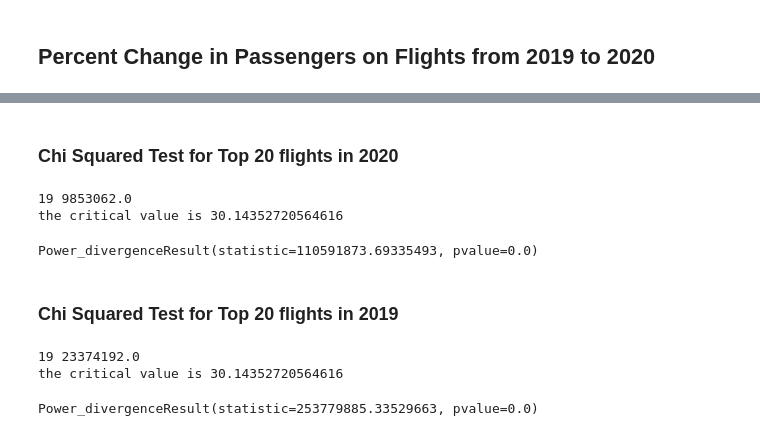
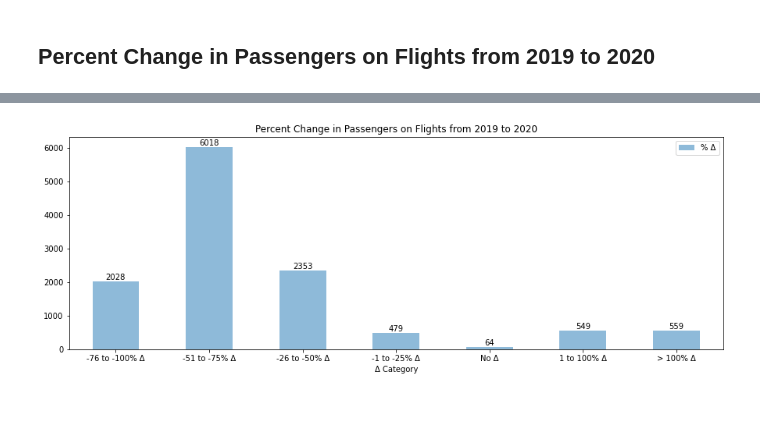
Before and after one commit to eukestad/team_awesomesauce, a Jupyter notebook: Erin/FlightPath_Analysis.ipynb, the cells around one changed output, grey strips where cells are left out. Cells and saved outputs as stored; diff of their text form; code cells hidden in the pictures; blank space fills up the shorter version.

```diff
--- a/Erin/FlightPath_Analysis.ipynb
+++ b/Erin/FlightPath_Analysis.ipynb
@@ -47,11 +44,14 @@ flightdata.head(10)
 # %%
 flightchangesgrp = flightdata.groupby(['flight','YEAR'], as_index = False).agg({'PASSENGERS':'sum'})
 flightchanges = pd.DataFrame(flightchangesgrp.pivot(index='flight', columns='YEAR', values='PASSENGERS').fillna(0))
-# flightchanges['delta'] = round(flightchanges.pct_change(axis=1).iloc[:, -1].mul(100).fillna(0),2)
 flightchanges['% Δ'] = flightchanges.pct_change(axis='columns').iloc[:, -1]
 
-#check for NaN values
-# flightchanges.sort_values(by =['% Δ'])
+# drop infinity and na values
+flightchanges = flightchanges.loc[(flightchanges['% Δ']!=float("inf")),:].dropna(subset=['% Δ'])
 
-#check for inifinity values
-# flightchanges.loc[(flightchanges['% Δ']==float("inf")),:]
+# create bins for % change categories
+binlabels = ['-76 to -100% Δ', '-51 to -75% Δ', '-26 to -50% Δ', '-1 to -25% Δ','No Δ','1 to 100% Δ', '> 100% Δ']
+cut_bins = [-1,-0.75,-0.5,-0.25,-0.01,0.01,1,float("inf")]
+
+# add column and calculate category
+flightchanges['Δ Category'] = pd.cut(flightchanges['% Δ'], bins=cut_bins, labels=binlabels)
@@ -144,38 +58,14 @@ top20states_2019 = stateflights2019.sort_values(by=['YEAR','PASSENGERS'], ascend
-# %% [markdown]
-### Chi Squared Test for Top 20 flights in 2020
-# %%
-df = len(top20states_2020)-1
-q=0.95
-
-top20states_2020['expected'] = round(top20states_2020['PASSENGERS'].mean(),0)
-
-print(df,round(top20states_2020['PASSENGERS'].mean(),0))
-
-#critical value
-critical_value = st.chi2.ppf(q=q,df=df)
-print(f'the critical value is {critical_value}')
-
-st.chisquare(top20states_2020['PASSENGERS'],top20states_2020['expected'])
-# %% [output]
-19 9853062.0
-the critical value is 30.14352720564616
-Power_divergenceResult(statistic=110591873.69335493, pvalue=0.0)
-# %% [markdown]
-### Chi Squared Test for Top 20 flights in 2019
-# %%
-df = len(top20states_2019)-1
-q=0.95
-
-top20states_2019['expected'] = round(top20states_2019['PASSENGERS'].mean(),0)
-
-print(df,round(top20states_2019['PASSENGERS'].mean(),0))
-
-#critical value
-critical_value = st.chi2.ppf(q=q,df=df)
-print(f'the critical value is {critical_value}')
-
-st.chisquare(top20states_2019['PASSENGERS'],top20states_2019['expected'])
-# %% [output]
-19 23374192.0
-the critical value is 30.14352720564616
-Power_divergenceResult(statistic=253779885.33529663, pvalue=0.0)
+# %%
+summarychangesgrp = flightchanges.groupby('Δ Category').agg({'% Δ':'count'})
+
+summary_changes_bar = summarychangesgrp.plot.bar(figsize=(15,5), alpha=0.5, align="center", title="Percent Change in Passengers on Flights from 2019 to 2020")
+summary_changes_bar.set_xticklabels(summarychangesgrp.index, rotation=0)
+for bar in summary_changes_bar.patches:
+    summary_changes_bar.annotate(format(bar.get_height(), '.0f'),
+                   (bar.get_x() + bar.get_width() / 2,
+                    bar.get_height()), ha='center', va='center',
+                    xytext=(0, 5),
+                   textcoords='offset points')
+plt.savefig("images/PercentChangeInFlightPassengers2019-2020.png")
+# %% [output]
+[figure, added]
```
Also changed, not shown: parts of 19 cells of this notebook, 6 other files.
